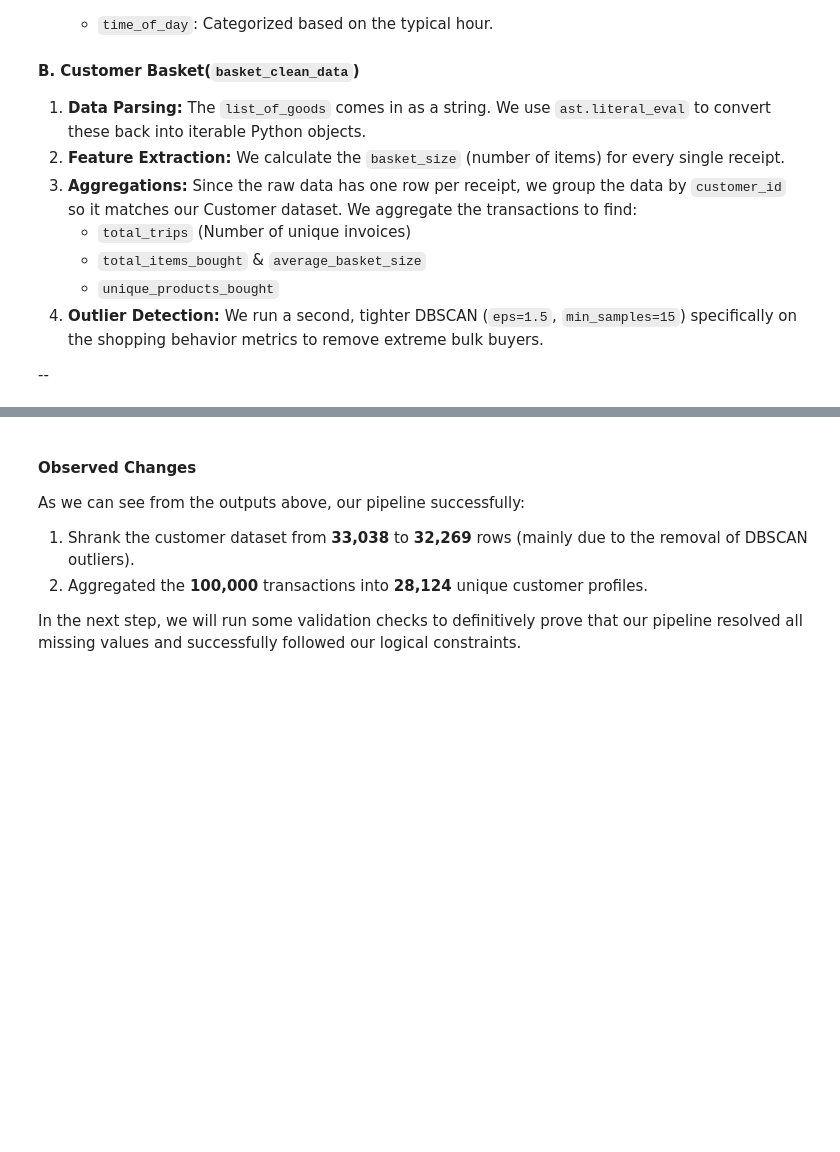
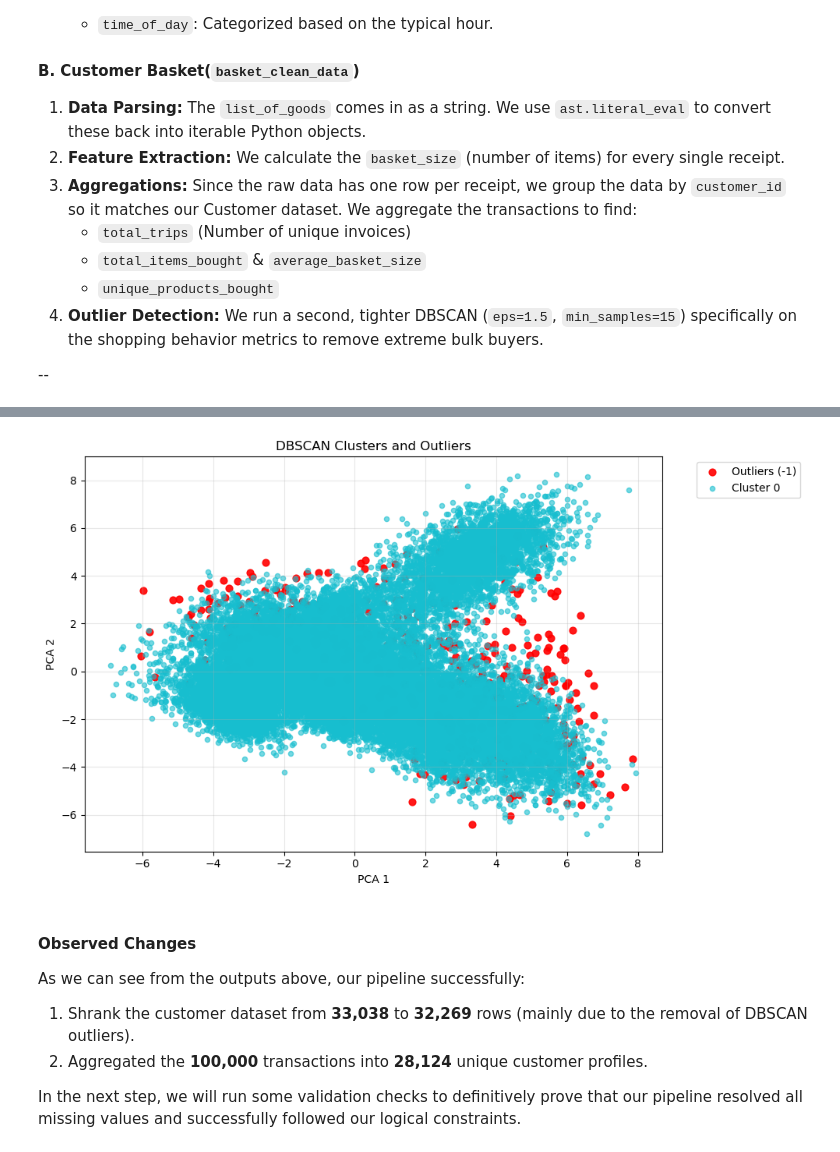
Before and after one commit to tiago2806/ml_project, a Jupyter notebook: notebooks/02_Data_Preprocessing.ipynb, the cells around one changed output, grey strips where cells are left out. Cells and saved outputs as stored; diff of their text form; code cells hidden in the pictures; blank space fills up the shorter version.

```diff
--- a/notebooks/02_Data_Preprocessing.ipynb
+++ b/notebooks/02_Data_Preprocessing.ipynb
@@ -120,4 +122,16 @@ Cleaned customer dataset shape: (33005, 38)
 Cleaned basket dataset shape: (28124, 7)
+# %%
+clean_customer_numeric = clean_customer_df.select_dtypes(include='number')
+
+scaler = StandardScaler()
+X_scaled = scaler.fit_transform(clean_customer_numeric)
+
+dbscan = DBSCAN(eps=4.4, min_samples=10)
+dbscan_labels = dbscan.fit_predict(X_scaled)
+
+plot_dbscan_clusters_with_outliers(X_scaled, dbscan_labels)
+# %% [output]
+[figure, added]
 # %%
 clean_customer_df.to_csv('../data/clean_customer_info.csv', index=True)
 # %% [markdown]
```
Also changed, not shown: parts of 3 cells of this notebook, 4 other files.
